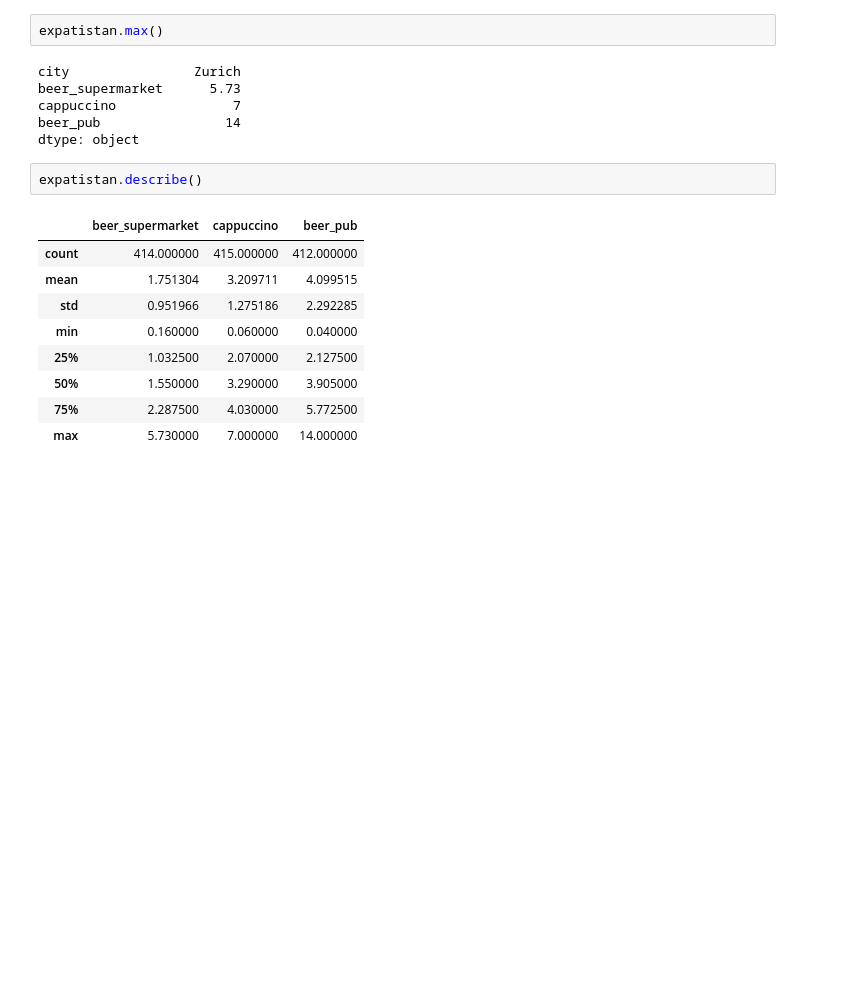
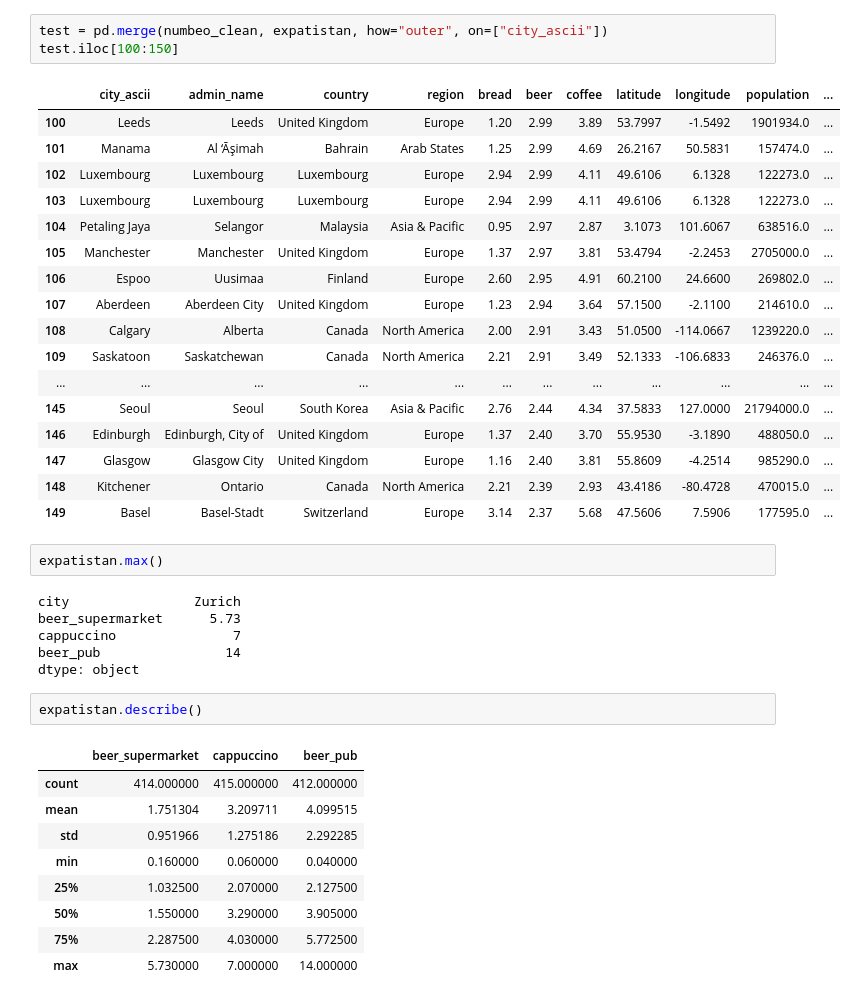
Before and after one commit to christalee/cost-of-drinking, a Jupyter notebook: expatistan.ipynb, the cells around one changed output. Drawn from its saved outputs; the diff is of its cells as text; blank space fills up the shorter version.

```diff
--- a/expatistan.ipynb
+++ b/expatistan.ipynb
@@ -28,3 +33,24 @@ expatistan.set_index('city')
+# %%
+test = pd.merge(numbeo_clean, expatistan, how="outer", on=["city_ascii"])
+test.iloc[100:150]
+# %% [output]
+|  | city_ascii | admin_name | country | region | bread | beer | coffee | latitude | longitude | population | ... |
+| 100 | Leeds | Leeds | United Kingdom | Europe | 1.20 | 2.99 | 3.89 | 53.7997 | -1.5492 | 1901934.0 | ... |
+| 101 | Manama | Al ‘Āşimah | Bahrain | Arab States | 1.25 | 2.99 | 4.69 | 26.2167 | 50.5831 | 157474.0 | ... |
+| 102 | Luxembourg | Luxembourg | Luxembourg | Europe | 2.94 | 2.99 | 4.11 | 49.6106 | 6.1328 | 122273.0 | ... |
+| 103 | Luxembourg | Luxembourg | Luxembourg | Europe | 2.94 | 2.99 | 4.11 | 49.6106 | 6.1328 | 122273.0 | ... |
+| 104 | Petaling Jaya | Selangor | Malaysia | Asia & Pacific | 0.95 | 2.97 | 2.87 | 3.1073 | 101.6067 | 638516.0 | ... |
+| 105 | Manchester | Manchester | United Kingdom | Europe | 1.37 | 2.97 | 3.81 | 53.4794 | -2.2453 | 2705000.0 | ... |
+| 106 | Espoo | Uusimaa | Finland | Europe | 2.60 | 2.95 | 4.91 | 60.2100 | 24.6600 | 269802.0 | ... |
+| 107 | Aberdeen | Aberdeen City | United Kingdom | Europe | 1.23 | 2.94 | 3.64 | 57.1500 | -2.1100 | 214610.0 | ... |
+| 108 | Calgary | Alberta | Canada | North America | 2.00 | 2.91 | 3.43 | 51.0500 | -114.0667 | 1239220.0 | ... |
+| 109 | Saskatoon | Saskatchewan | Canada | North America | 2.21 | 2.91 | 3.49 | 52.1333 | -106.6833 | 246376.0 | ... |
+| ... | ... | ... | ... | ... | ... | ... | ... | ... | ... | ... | ... |
+| 145 | Seoul | Seoul | South Korea | Asia & Pacific | 2.76 | 2.44 | 4.34 | 37.5833 | 127.0000 | 21794000.0 | ... |
+| 146 | Edinburgh | Edinburgh, City of | United Kingdom | Europe | 1.37 | 2.40 | 3.70 | 55.9530 | -3.1890 | 488050.0 | ... |
+| 147 | Glasgow | Glasgow City | United Kingdom | Europe | 1.16 | 2.40 | 3.81 | 55.8609 | -4.2514 | 985290.0 | ... |
+| 148 | Kitchener | Ontario | Canada | North America | 2.21 | 2.39 | 2.93 | 43.4186 | -80.4728 | 470015.0 | ... |
+| 149 | Basel | Basel-Stadt | Switzerland | Europe | 3.14 | 2.37 | 5.68 | 47.5606 | 7.5906 | 177595.0 | ... |
 # %%
 expatistan.max()
 # %% [output]
```
Also changed, not shown: parts of 3 cells of this notebook.
